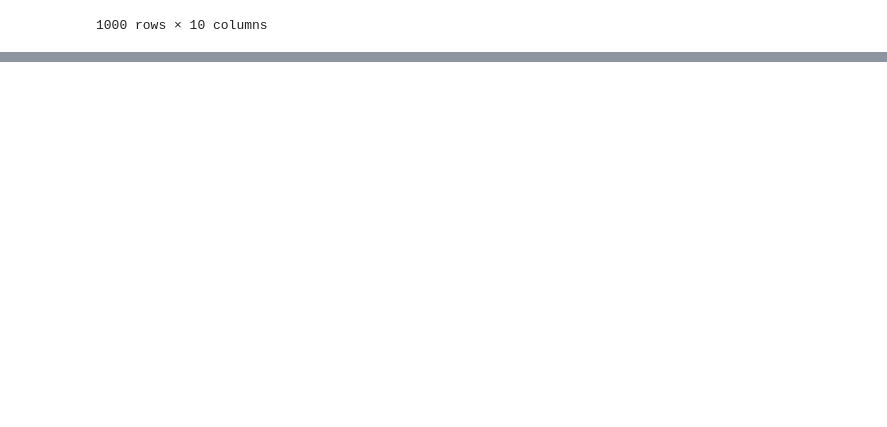
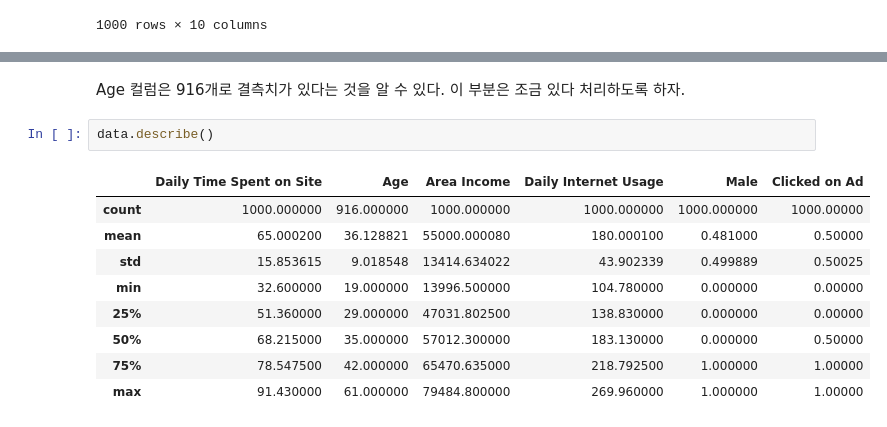
Before and after one commit to jaeyoon89/fastcampus_study, a Jupyter notebook: ch.03_Advertising_Response_Rate_pred.ipynb, the cells around one changed output, grey strips where cells are left out. Saved outputs shown, nothing was run; the diff lists cells and outputs as text; blank space fills up the shorter version.

```diff
--- a/ch.03_Advertising_Response_Rate_pred.ipynb
+++ b/ch.03_Advertising_Response_Rate_pred.ipynb
@@ -60,0 +81,14 @@ Clicked on Ad가 이번에 예측할 컬럼이다.
+# %% [markdown]
+Age 컬럼은 916개로 결측치가 있다는 것을 알 수 있다. 이 부분은 조금 있다 처리하도록 하자.
+# %%
+data.describe()
+# %% [output]
+|  | Daily Time Spent on Site | Age | Area Income | Daily Internet Usage | Male | Clicked on Ad |
+| count | 1000.000000 | 916.000000 | 1000.000000 | 1000.000000 | 1000.000000 | 1000.00000 |
+| mean | 65.000200 | 36.128821 | 55000.000080 | 180.000100 | 0.481000 | 0.50000 |
+| std | 15.853615 | 9.018548 | 13414.634022 | 43.902339 | 0.499889 | 0.50025 |
+| min | 32.600000 | 19.000000 | 13996.500000 | 104.780000 | 0.000000 | 0.00000 |
+| 25% | 51.360000 | 29.000000 | 47031.802500 | 138.830000 | 0.000000 | 0.00000 |
+| 50% | 68.215000 | 35.000000 | 57012.300000 | 183.130000 | 0.000000 | 0.50000 |
+| 75% | 78.547500 | 42.000000 | 65470.635000 | 218.792500 | 1.000000 | 1.00000 |
+| max | 91.430000 | 61.000000 | 79484.800000 | 269.960000 | 1.000000 | 1.00000 |
```
Also changed, not shown: parts of 9 cells of this notebook.
